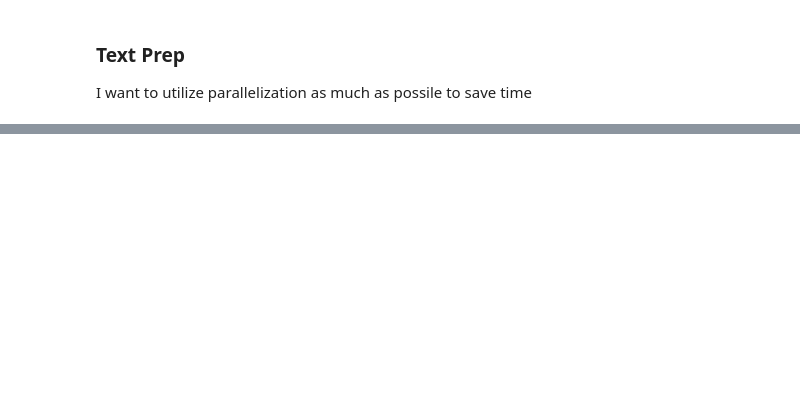
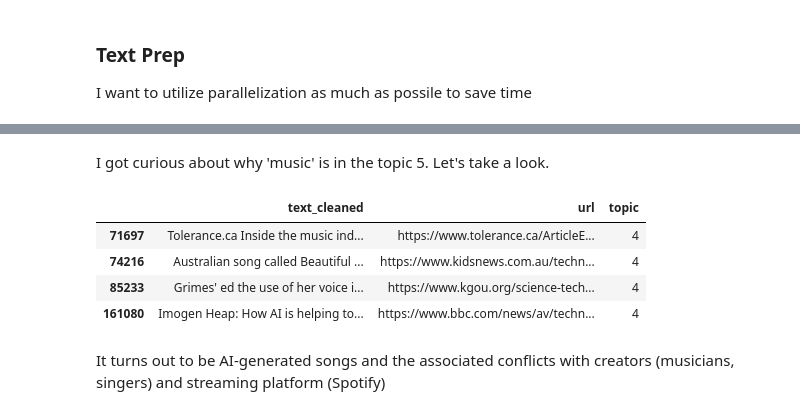
Before and after one commit to hjiangAnthony/nlp_AI_news_anlaysis, a Jupyter notebook: Scripts/nlp_final_2_01_LDA.ipynb, the cells around one changed output, grey strips where cells are left out. Drawn from its saved outputs; the diff is of its cells as text; code cells hidden in the pictures; blank space fills up the shorter version.

```diff
--- a/Scripts/nlp_final_2_01_LDA.ipynb
+++ b/Scripts/nlp_final_2_01_LDA.ipynb
@@ -455,0 +206,15 @@ pyLDAvis.display(lda_display)
+# %%
+# add token back to df
+df['tokens'] = tokens
+
+# apply the Dictionary Object from Gensim, which maps each word to their unique ID:
+dictionary = Dictionary(df['tokens'])
+
+# save a checkpoint
+#df.to_parquet('checkpoint_0524_lda_data.parquet', engine='pyarrow')
+# %%
+# filter words with extreme frequency
+dictionary.filter_extremes(no_below=5, no_above=0.5, keep_n=1000)
+
+# construct corpus
+corpus = [dictionary.doc2bow(doc) for doc in df['tokens']]
@@ -455,0 +251,8 @@ pyLDAvis.display(lda_display)
+# %%
+# LDA model with best # of topics
+lda_model_t8 = LdaMulticore(corpus=corpus,
+                         id2word=dictionary,
+                         iterations=50,
+                         num_topics=8,
+                         workers = 12,
+                         passes=10)
@@ -455,0 +292,2 @@ pyLDAvis.display(lda_display)
+# %%
+df['topic'] = [sorted(lda_model_t8[corpus][text])[0][0] for text in range(len(df['text_cleaned']))] # maybe title is better
@@ -455,0 +316,14 @@ pyLDAvis.display(lda_display)
+# %% [markdown]
+I got curious about why 'music' is in the topic 5. Let's take a look.
+# %%
+# looking at topic 5, but the index is 4
+df_tmp = df[(df.topic == 4) & (df.title.str.contains('music'))][['text_cleaned', 'url', 'topic']]
+df_tmp.head()
+# %% [output]
+|  | text_cleaned | url | topic |
+| 71697 | Tolerance.ca Inside the music ind... | https://www.tolerance.ca/ArticleE... | 4 |
+| 74216 | Australian song called Beautiful ... | https://www.kidsnews.com.au/techn... | 4 |
+| 85233 | Grimes' ed the use of her voice i... | https://www.kgou.org/science-tech... | 4 |
+| 161080 | Imogen Heap: How AI is helping to... | https://www.bbc.com/news/av/techn... | 4 |
+# %% [markdown]
+It turns out to be AI-generated songs and the associated conflicts with creators (musicians, singers) and streaming platform (Spotify)
```
Also changed, not shown: parts of 60 cells of this notebook.
